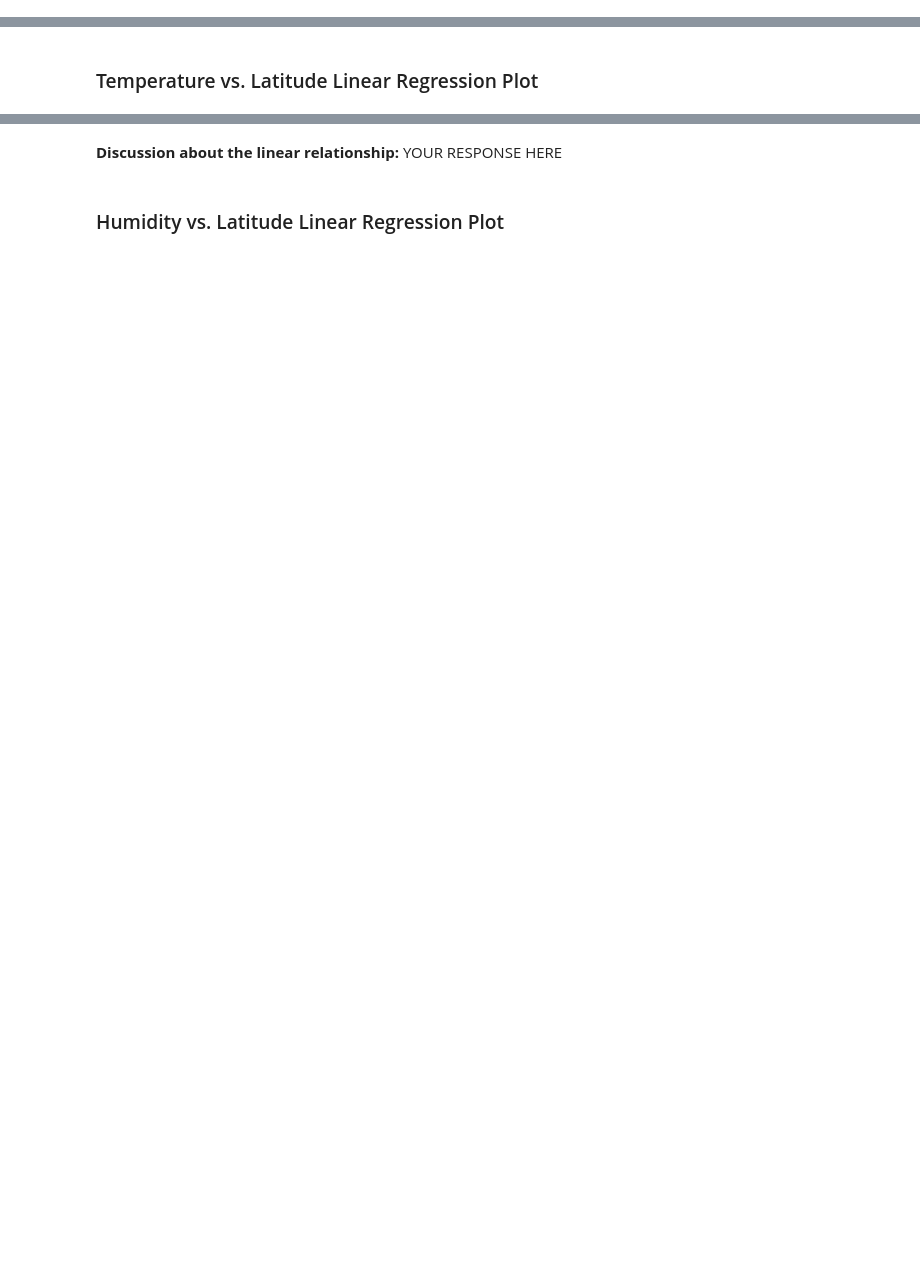
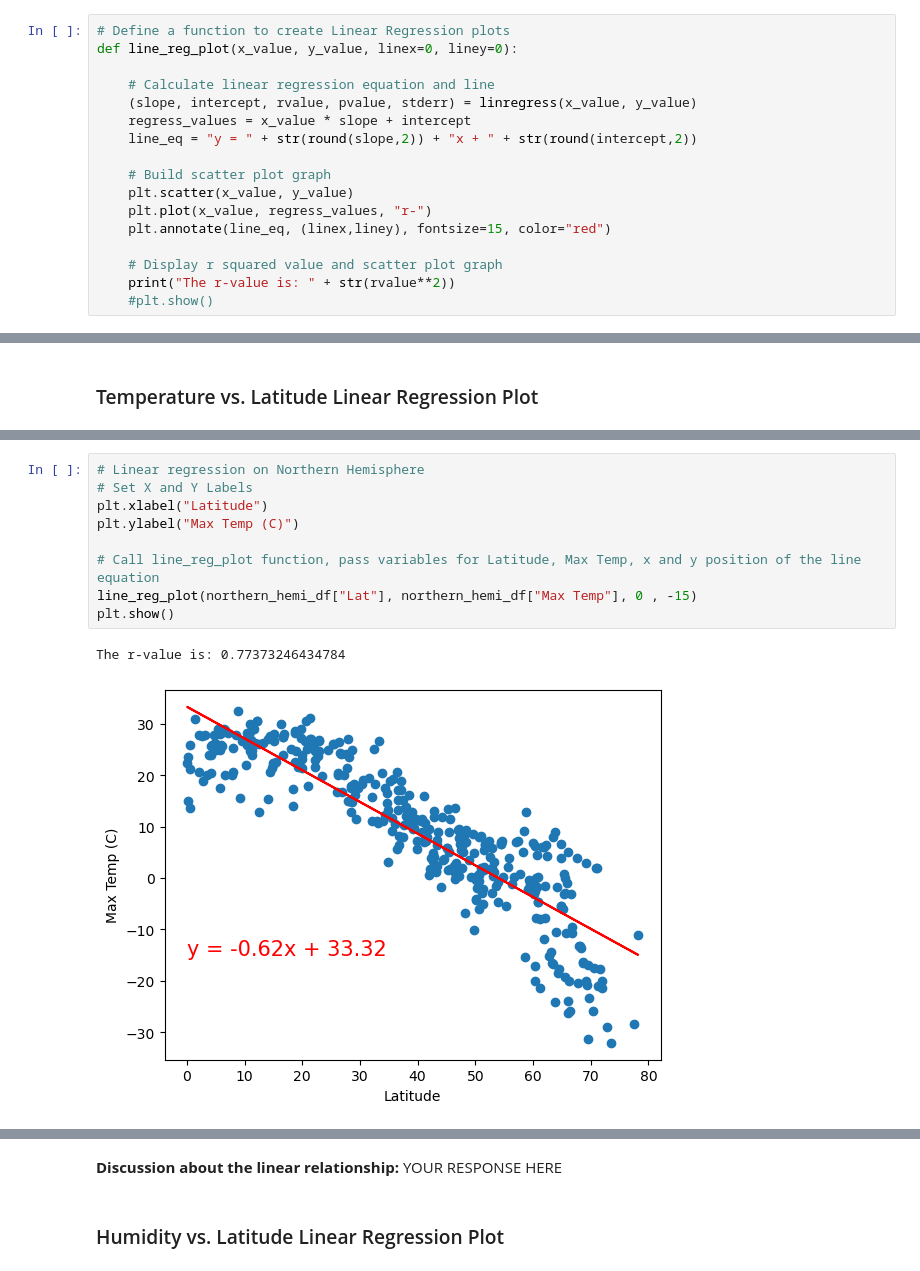
Before and after one commit to atmetz/python-api-challenge, a Jupyter notebook: WeatherPy/WeatherPy.ipynb, the cells around one changed output, grey strips where cells are left out. Drawn from its saved outputs; the diff is of its cells as text; blank space fills up the shorter version.

```diff
--- a/WeatherPy/WeatherPy.ipynb
+++ b/WeatherPy/WeatherPy.ipynb
@@ -271,2 +268,19 @@ plt.show()
+# %%
+# Define a function to create Linear Regression plots
+def line_reg_plot(x_value, y_value, linex=0, liney=0):
+
+    # Calculate linear regression equation and line
+    (slope, intercept, rvalue, pvalue, stderr) = linregress(x_value, y_value)
+    regress_values = x_value * slope + intercept
+    line_eq = "y = " + str(round(slope,2)) + "x + " + str(round(intercept,2))
+
+    # Build scatter plot graph
+    plt.scatter(x_value, y_value)
+    plt.plot(x_value, regress_values, "r-")
+    plt.annotate(line_eq, (linex,liney), fontsize=15, color="red")
+
+    # Display r squared value and scatter plot graph
+    print("The r-value is: " + str(rvalue**2))
+    #plt.show()
 # %%
 # Create a DataFrame with the Northern Hemisphere data (Latitude >= 0)
@@ -312,0 +315,12 @@ The r-value is: 0.4121057168607245
+# %%
+# Linear regression on Northern Hemisphere
+# Set X and Y Labels
+plt.xlabel("Latitude")
+plt.ylabel("Max Temp (C)")
+
+# Call line_reg_plot function, pass variables for Latitude, Max Temp, x and y position of the line equation
+line_reg_plot(northern_hemi_df["Lat"], northern_hemi_df["Max Temp"], 0 , -15)
+plt.show()
+# %% [output]
+The r-value is: 0.77373246434784
+[figure, added]
```
Also changed, not shown: parts of 18 cells of this notebook.
